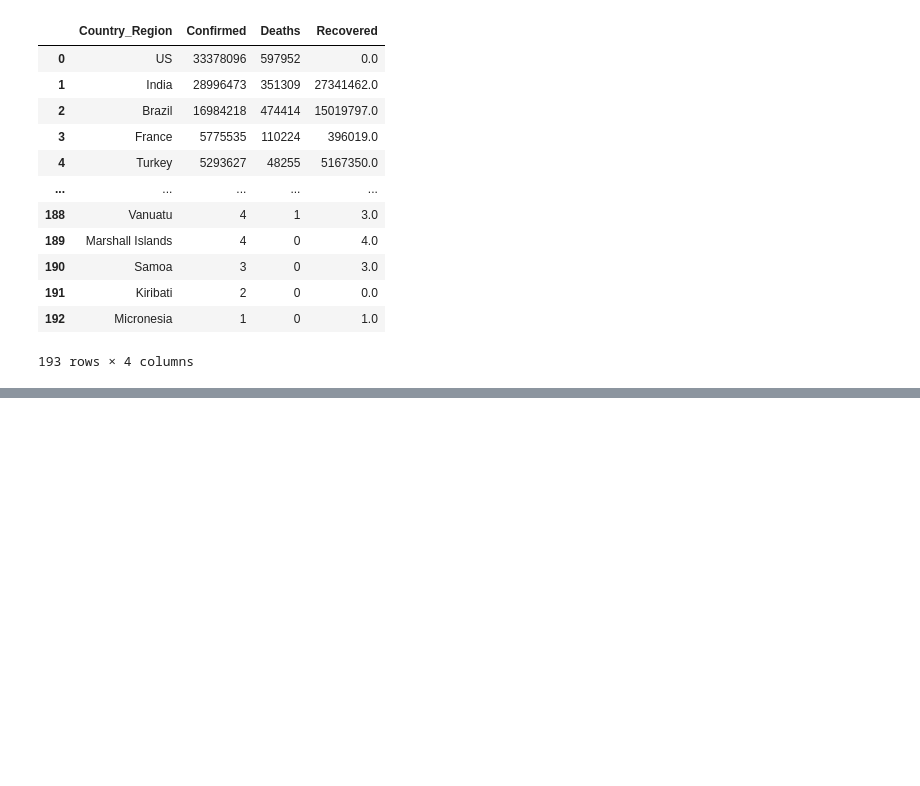
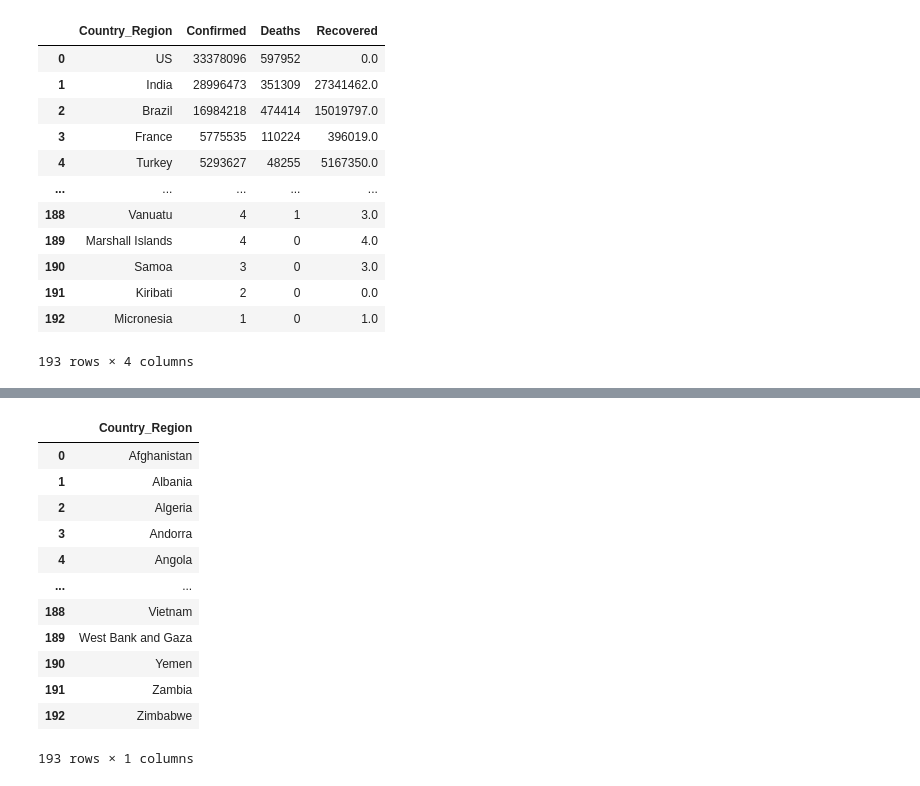
Before and after one commit to kojh0111/rona-dashboard, a Jupyter notebook: Learning Pandas.ipynb, the cells around one changed output, grey strips where cells are left out. Cells and saved outputs as stored; diff of their text form; code cells hidden in the pictures; blank space fills up the shorter version.

Commit message:
Countries Dropdown

```diff
--- a/Learning Pandas.ipynb
+++ b/Learning Pandas.ipynb
@@ -75,0 +94,17 @@ for projection in projections:
+# %%
+tmp = countries_df[["Country_Region"]].sort_values("Country_Region").reset_index(drop=True)
+tmp
+# %% [output]
+|  | Country_Region |
+| 0 | Afghanistan |
+| 1 | Albania |
+| 2 | Algeria |
+| 3 | Andorra |
+| 4 | Angola |
+| ... | ... |
+| 188 | Vietnam |
+| 189 | West Bank and Gaza |
+| 190 | Yemen |
+| 191 | Zambia |
+| 192 | Zimbabwe |
+193 rows × 1 columns
```
Also changed, not shown: parts of 2 cells of this notebook, 2 other files.
